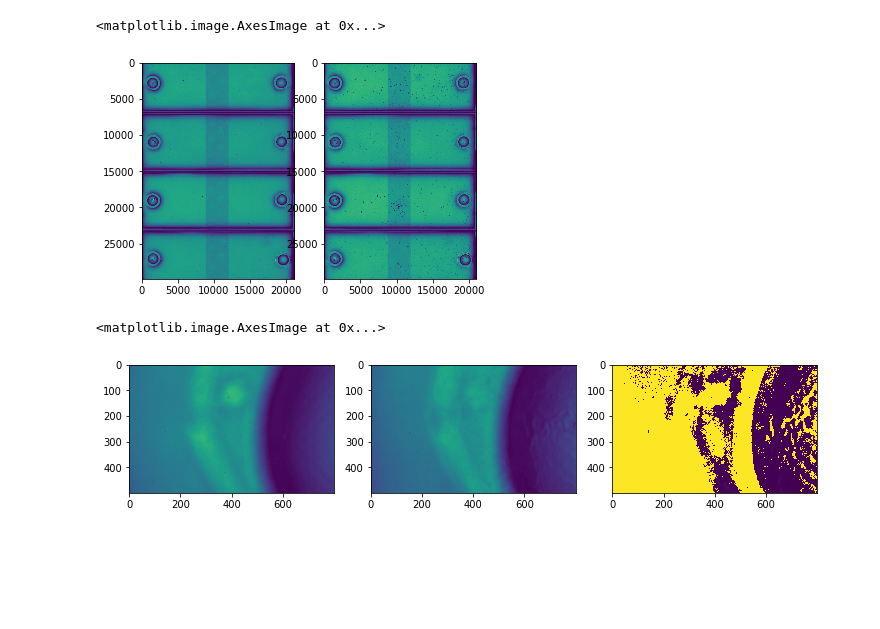
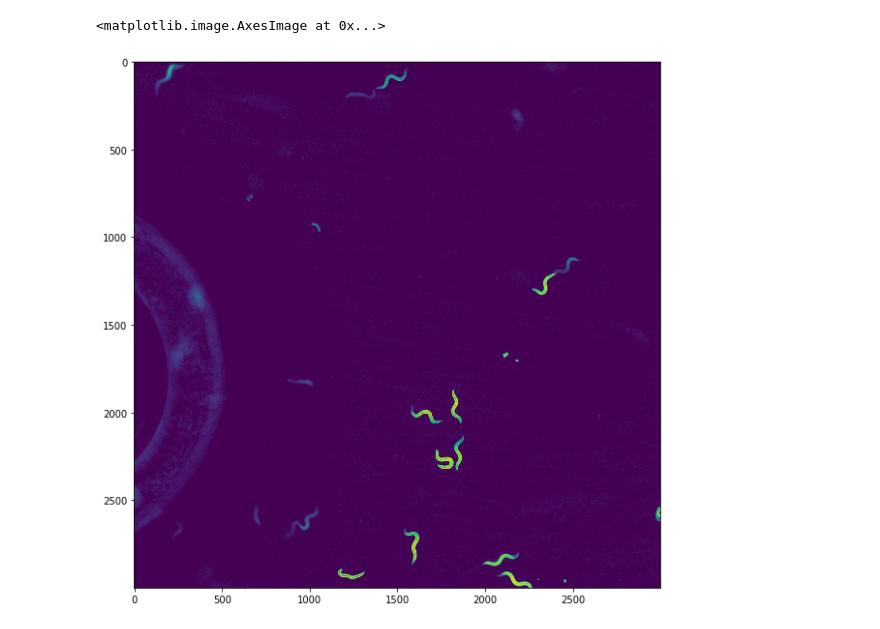
Before and after one commit to Neuroplant-Resources/Neuroplant-OWL, a Jupyter notebook: Neuroplant imaging tests.ipynb, the cells around one changed output. Saved outputs shown, nothing was run; the diff lists cells and outputs as text; code cells hidden in the pictures; blank space fills up the shorter version.

Commit message:
Added histograms and background subtract

```diff
--- a/Neuroplant imaging tests.ipynb
+++ b/Neuroplant imaging tests.ipynb
@@ -8,40 +9,40 @@ import scipy.stats as stats
 
 start = time.time()
 # %%
-pre_image = io.imread('NPP001_Pre.tif')
-fin_image = io.imread('NPP001_fin.tif')
+pre_image = io.imread('../NPP001_Pre.tif')
+fin_image = io.imread('../NPP001_fin.tif')
-# %%
-fig, axes = plt.subplots(nrows=1, ncols=2)
-
-axes[0].imshow(pre_image)
-
-axes[1].imshow(fin_image)
-
-# axes[2].imshow(fin_image - pre_image)
-
-# for ax in axes:
-#     ax.axis('off')
-# %% [output]
-<matplotlib.image.AxesImage at 0x...>
-[figure, removed]
-# %%
-fig, axes = plt.subplots(nrows=1, ncols=3, constrained_layout=True, figsize=(10, 5))
-vmin=pre_image[1500:4000, 200:3000].min()
-vmax=pre_image[1500:4000, 200:3000].max()
-
-pre_image_crop = pre_image[1505+1000:4005-1000, 210:3010-2000]
-fin_image_crop = fin_image[1500+1000:4000-1000, 200:3000-2000]
-
-bkg_subtract = fin_image_crop - pre_image_crop
-
-axes[0].imshow(pre_image_crop, vmin=vmin, vmax=vmax)
-
-axes[1].imshow(fin_image_crop, vmin=vmin, vmax=vmax)
-
-axes[2].imshow(bkg_subtract, vmin=vmin, vmax=vmax)
-
-# for ax in axes:
-#     ax.axis('off')
-# %% [output]
-<matplotlib.image.AxesImage at 0x...>
-[figure, removed]
+# %%
+vmin=pre_image.min()
+vmax=pre_image.max()
+
+# pre_x_min = 200
+# pre_x_max = 3000-2000
+# pre_y_min = 1500+1000
+# pre_y_max = 4000-1000
+
+# fin_x_min = 200
+# fin_x_max = 3000-2000
+# fin_y_min = 1500+1000
+# fin_y_max = 4000-1000
+
+pre_x_min = 0
+pre_x_max = min(pre_image.shape[1], fin_image.shape[1])
+pre_y_min = 0
+pre_y_max = min(pre_image.shape[0], fin_image.shape[0])
+
+fin_x_min = 0
+fin_x_max = min(pre_image.shape[1], fin_image.shape[1])
+fin_y_min = 0
+fin_y_max = min(pre_image.shape[0], fin_image.shape[0])
+
+bkg_subtract = np.subtract(pre_image[fin_y_min:fin_y_max, fin_x_min:fin_x_max].astype('int16'),
+                           fin_image[pre_y_min:pre_y_max, pre_x_min:pre_x_max].astype('int16'))
+
+bkg_subtract[bkg_subtract < 0] = 0
+bkg_subtract = bkg_subtract.astype('uint8')
+# %%
+fig, ax = plt.subplots(figsize=(10, 10))
+ax.imshow(bkg_subtract[1000:4000, 2000:5000])#, vmin=vmin, vmax=vmax)
+# %% [output]
+<matplotlib.image.AxesImage at 0x...>
+[figure, added]
```
Also changed, not shown: parts of 6 cells of this notebook.
